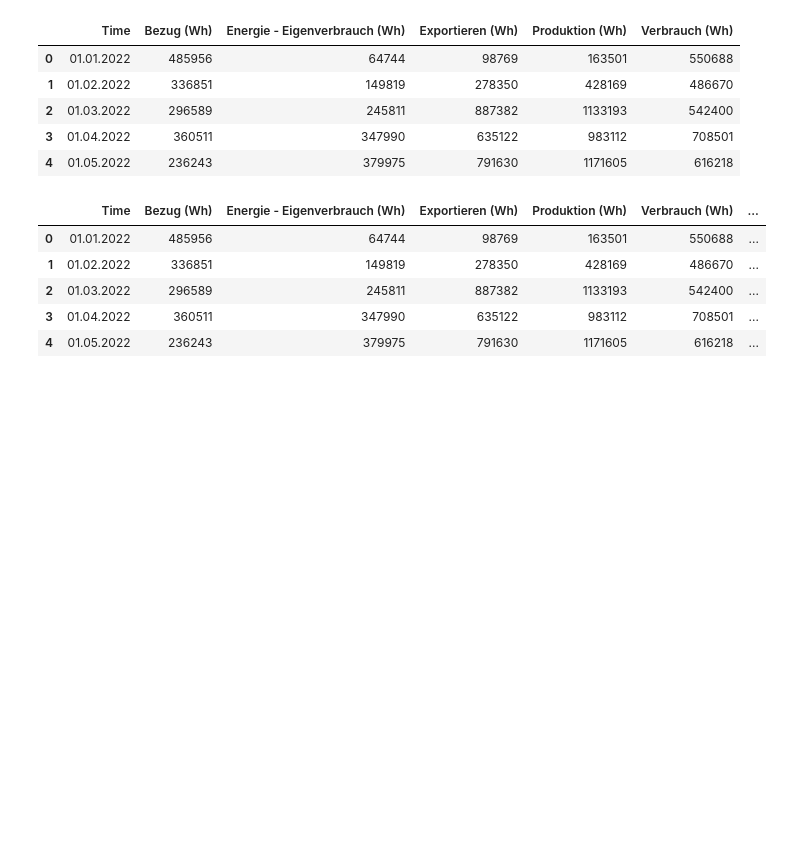
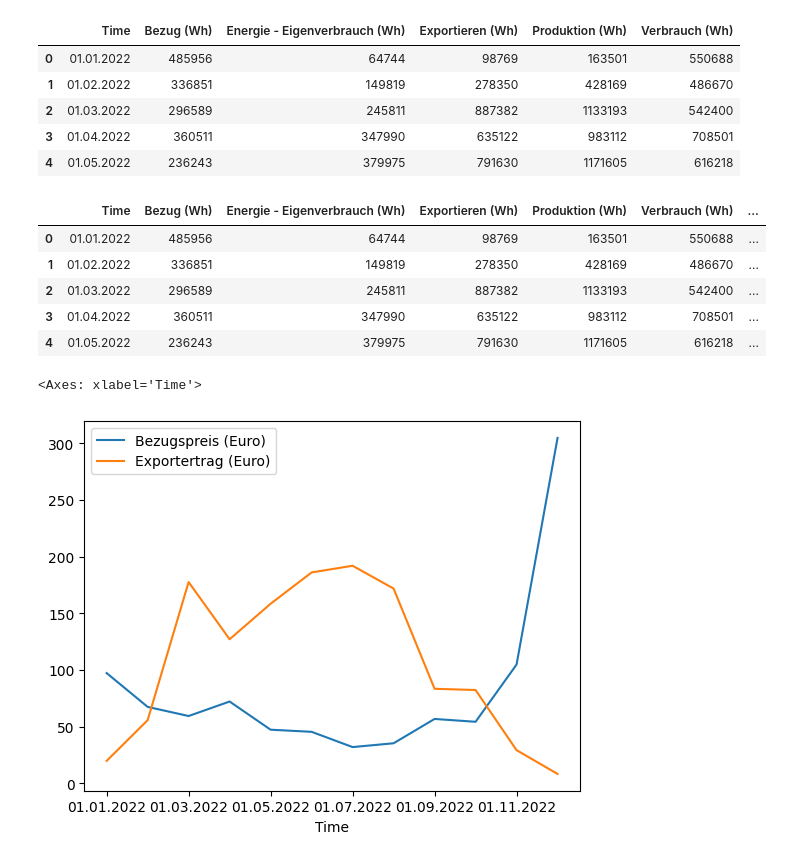
Before and after one commit to maigner/Energiegemeinschaft, a Jupyter notebook: notebooks/models/Tarife.ipynb, the cells around one changed output. Drawn from its saved outputs; the diff is of its cells as text; code cells hidden in the pictures; blank space fills up the shorter version.

Commit message:
added chart

```diff
--- a/notebooks/models/Tarife.ipynb
+++ b/notebooks/models/Tarife.ipynb
@@ -31,3 +32,8 @@ df.head()
 | 2 | 01.03.2022 | 296589 | 245811 | 887382 | 1133193 | 542400 | ... |
 | 3 | 01.04.2022 | 360511 | 347990 | 635122 | 983112 | 708501 | ... |
 | 4 | 01.05.2022 | 236243 | 379975 | 791630 | 1171605 | 616218 | ... |
+# %%
+df.plot(x='Time', y=['Bezugspreis (Euro)', 'Exportertrag (Euro)'])
+# %% [output]
+<Axes: xlabel='Time'>
+[figure, added]
```
Also changed, not shown: parts of 1 cell of this notebook.
